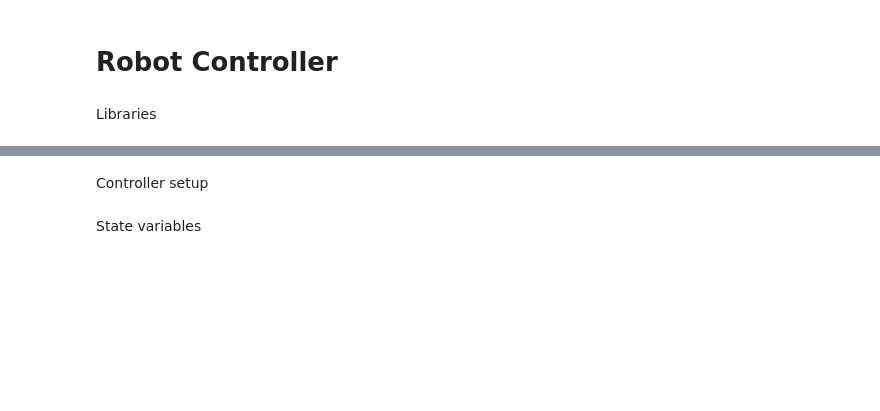
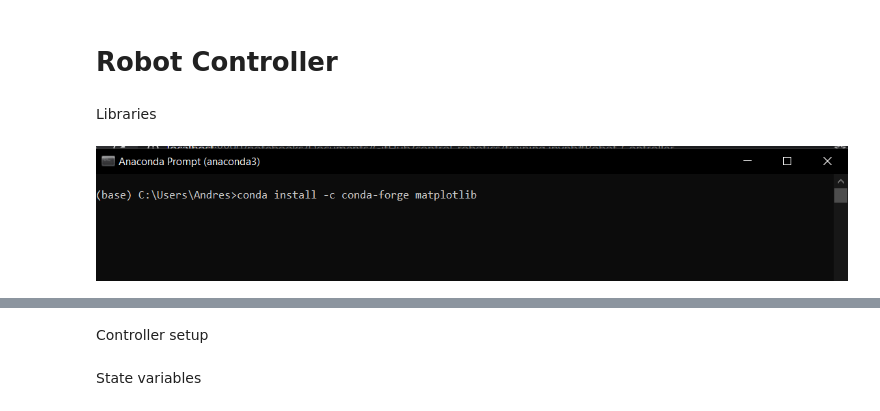
Before and after one commit to Jonasjcmh/control_robotics, a Jupyter notebook: training.ipynb, the cells around one changed output, grey strips where cells are left out. Saved outputs shown, nothing was run; the diff lists cells and outputs as text; code cells hidden in the pictures; blank space fills up the shorter version.

```diff
--- a/training.ipynb
+++ b/training.ipynb
@@ -13,0 +20,4 @@ import matplotlib.pyplot as plt
+# %%
+Image(filename='pictures/Captura.png')
+# %% [output]
+[figure, added]
```
Also changed, not shown: parts of 5 cells of this notebook, 3 other files.
